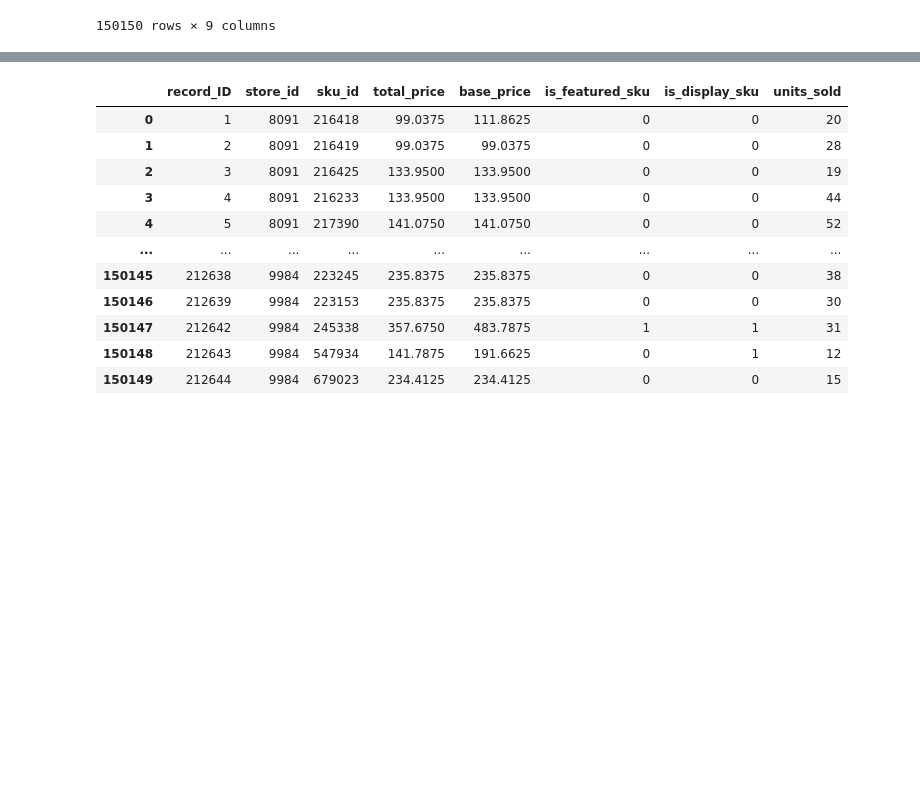
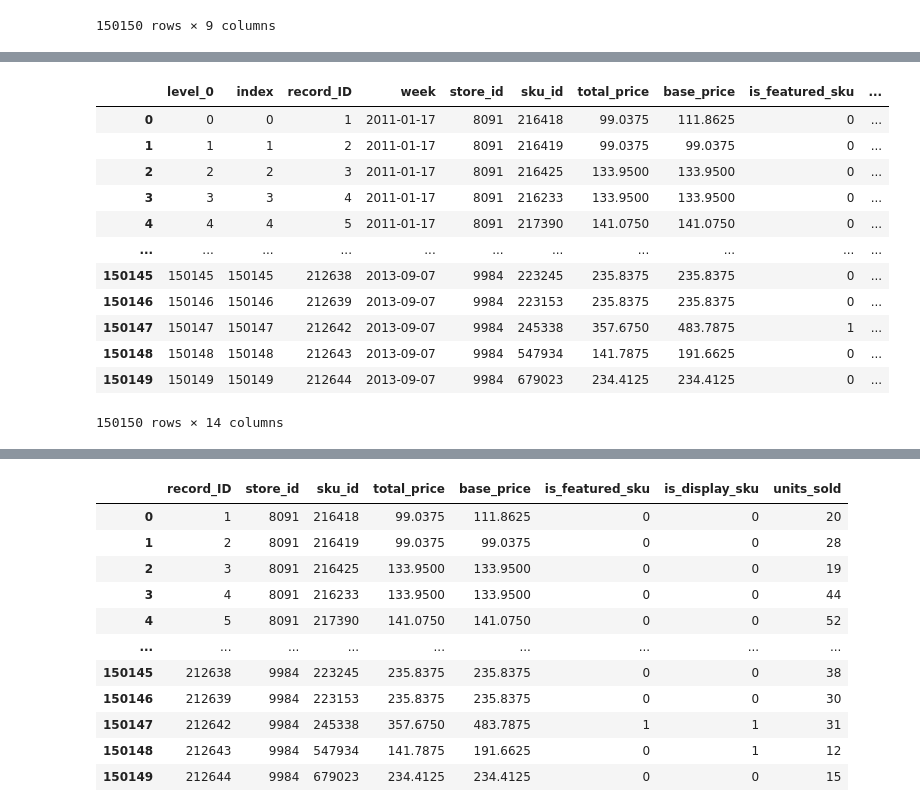
Before and after one commit to swatinw/datascience-capstone-project2, a Jupyter notebook: datawrangling_datasciencecapstone2.ipynb, the cells around one changed output, grey strips where cells are left out. Drawn from its saved outputs; the diff is of its cells as text; code cells hidden in the pictures; blank space fills up the shorter version.

```diff
--- a/datawrangling_datasciencecapstone2.ipynb
+++ b/datawrangling_datasciencecapstone2.ipynb
@@ -95,0 +109,24 @@ print(df_train.head(2))
+# %%
+# Code task 7
+# Split the week date column to three new year, month, day column - original week column will be removed in later stage
+
+df_train['week'] = pd.to_datetime(df_train['week'], dayfirst=True)
+
+df_train['year']= df_train['week'].dt.year
+df_train['month']= df_train['week'].dt.month
+df_train['day']= df_train['week'].dt.day
+df_train
+# %% [output]
+|  | level_0 | index | record_ID | week | store_id | sku_id | total_price | base_price | is_featured_sku | ... |
+| 0 | 0 | 0 | 1 | 2011-01-17 | 8091 | 216418 | 99.0375 | 111.8625 | 0 | ... |
+| 1 | 1 | 1 | 2 | 2011-01-17 | 8091 | 216419 | 99.0375 | 99.0375 | 0 | ... |
+| 2 | 2 | 2 | 3 | 2011-01-17 | 8091 | 216425 | 133.9500 | 133.9500 | 0 | ... |
+| 3 | 3 | 3 | 4 | 2011-01-17 | 8091 | 216233 | 133.9500 | 133.9500 | 0 | ... |
+| 4 | 4 | 4 | 5 | 2011-01-17 | 8091 | 217390 | 141.0750 | 141.0750 | 0 | ... |
+| ... | ... | ... | ... | ... | ... | ... | ... | ... | ... | ... |
+| 150145 | 150145 | 150145 | 212638 | 2013-09-07 | 9984 | 223245 | 235.8375 | 235.8375 | 0 | ... |
+| 150146 | 150146 | 150146 | 212639 | 2013-09-07 | 9984 | 223153 | 235.8375 | 235.8375 | 0 | ... |
+| 150147 | 150147 | 150147 | 212642 | 2013-09-07 | 9984 | 245338 | 357.6750 | 483.7875 | 1 | ... |
+| 150148 | 150148 | 150148 | 212643 | 2013-09-07 | 9984 | 547934 | 141.7875 | 191.6625 | 0 | ... |
+| 150149 | 150149 | 150149 | 212644 | 2013-09-07 | 9984 | 679023 | 234.4125 | 234.4125 | 0 | ... |
+150150 rows × 14 columns
```
Also changed, not shown: parts of 38 cells of this notebook.
